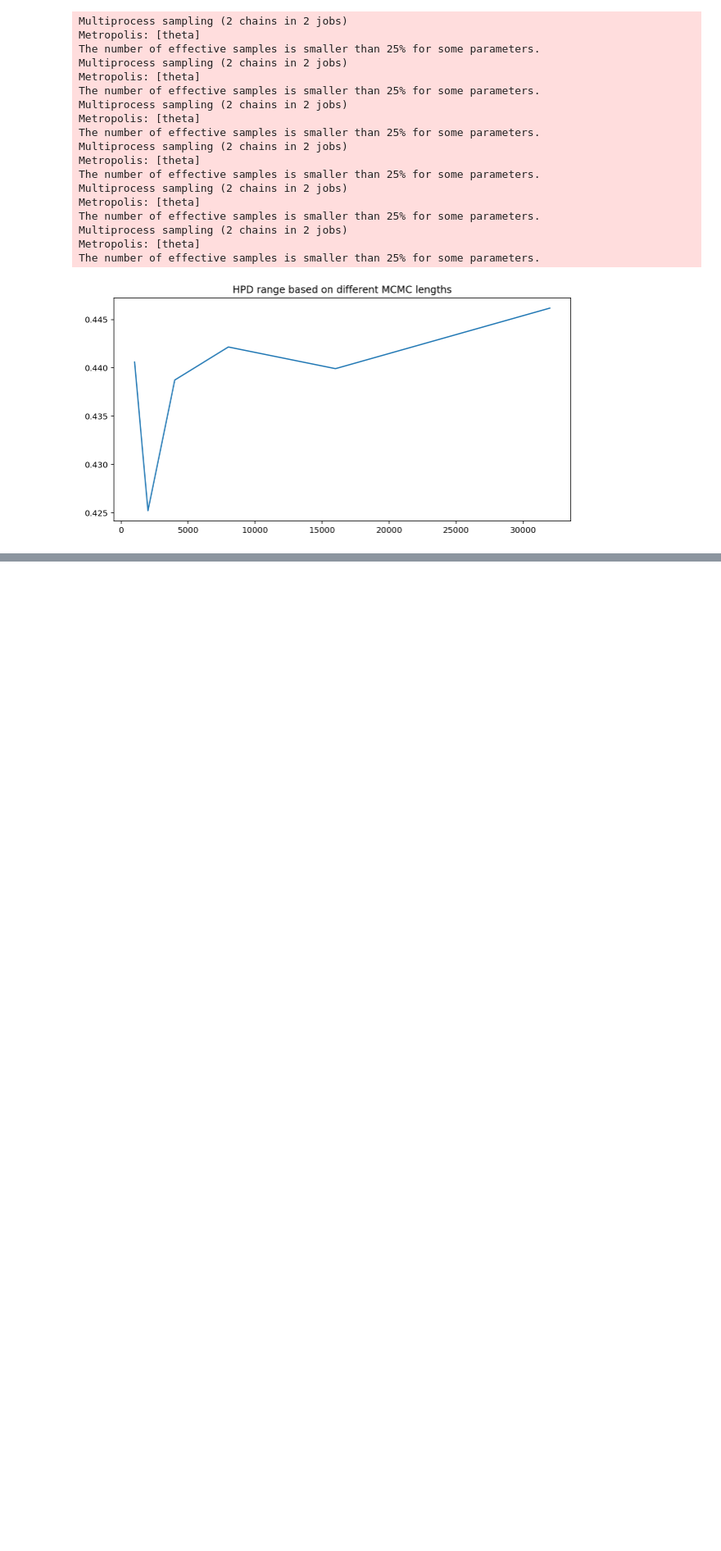
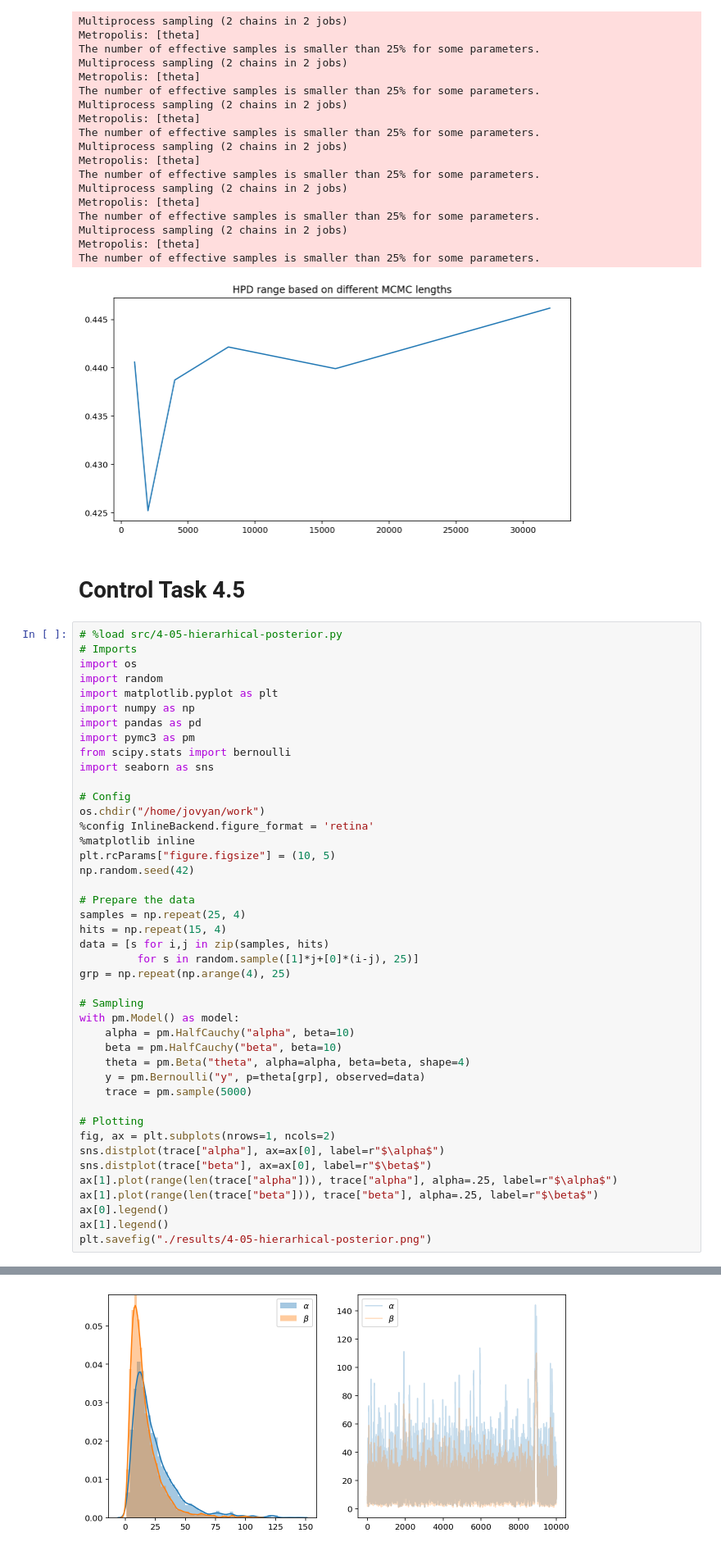
Before and after one commit to jgoerner/advanced-statistics, a Jupyter notebook: statistics/notebooks/Readingguide-4.ipynb, the cells around one changed output, grey strips where cells are left out. Shown at 82% size. Drawn from its saved outputs; the diff is of its cells as text; blank space fills up the shorter version.

Commit message:
Include Control Tasks 4.12

```diff
--- a/statistics/notebooks/Readingguide-4.ipynb
+++ b/statistics/notebooks/Readingguide-4.ipynb
@@ -119,3 +119,49 @@ Multiprocess sampling (2 chains in 2 jobs)
 Metropolis: [theta]
 The number of effective samples is smaller than 25% for some parameters.
 [figure]
+# %% [markdown]
+# Control Task 4.5
+# %%
+# %load src/4-05-hierarhical-posterior.py
+# Imports
+import os
+import random
+import matplotlib.pyplot as plt
+import numpy as np
+import pandas as pd
+import pymc3 as pm
+from scipy.stats import bernoulli
+import seaborn as sns
+
+# Config
+os.chdir("/home/jovyan/work")
+%config InlineBackend.figure_format = 'retina'
+%matplotlib inline
+plt.rcParams["figure.figsize"] = (10, 5)
+np.random.seed(42)
+
+# Prepare the data
+samples = np.repeat(25, 4)
+hits = np.repeat(15, 4)
+data = [s for i,j in zip(samples, hits)
+         for s in random.sample([1]*j+[0]*(i-j), 25)]
+grp = np.repeat(np.arange(4), 25)
+
+# Sampling
+with pm.Model() as model:
+    alpha = pm.HalfCauchy("alpha", beta=10)
+    beta = pm.HalfCauchy("beta", beta=10)
+    theta = pm.Beta("theta", alpha=alpha, beta=beta, shape=4)
+    y = pm.Bernoulli("y", p=theta[grp], observed=data)
+    trace = pm.sample(5000)
+
+# Plotting
+fig, ax = plt.subplots(nrows=1, ncols=2)
+sns.distplot(trace["alpha"], ax=ax[0], label=r"$\alpha$")
+sns.distplot(trace["beta"], ax=ax[0], label=r"$\beta$")
+ax[1].plot(range(len(trace["alpha"])), trace["alpha"], alpha=.25, label=r"$\alpha$")
+ax[1].plot(range(len(trace["beta"])), trace["beta"], alpha=.25, label=r"$\beta$")
+ax[0].legend()
+ax[1].legend()
+plt.savefig("./results/4-05-hierarhical-posterior.png")
+# %% [output]
@@ -121,0 +176 @@ The number of effective samples is smaller than 25% for some parameters.
+[figure, added]
```
Also changed, not shown: parts of 16 cells of this notebook, 21 other files.
